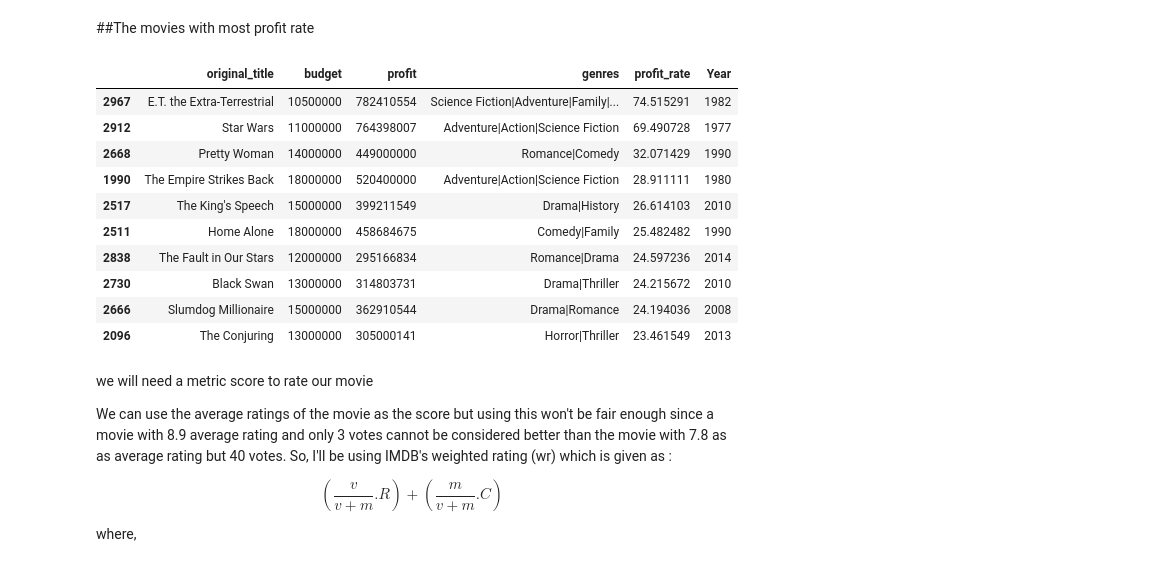
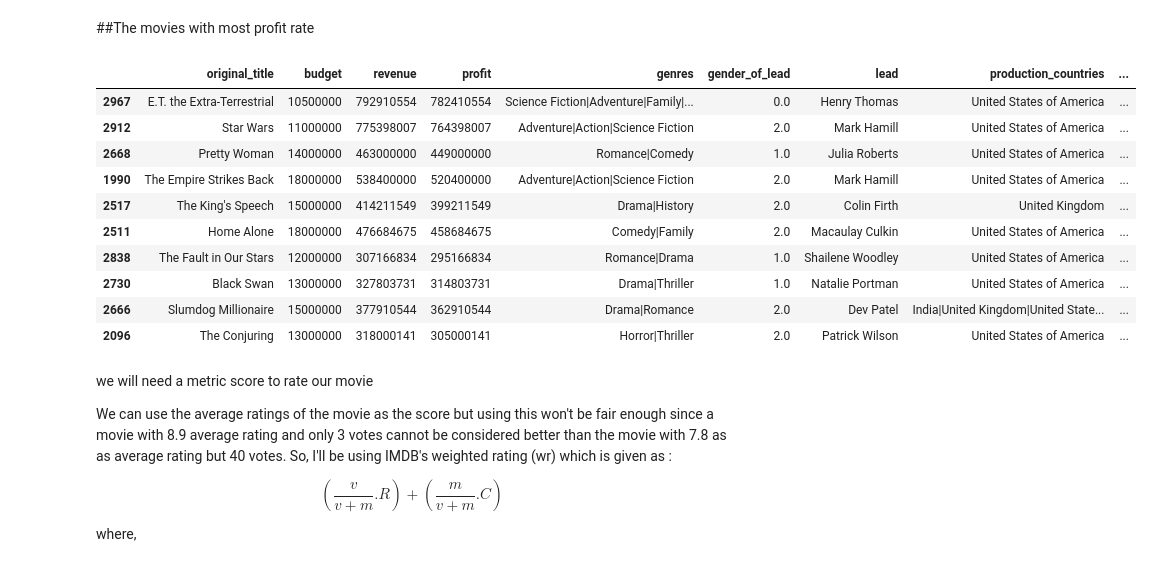
Before and after one commit to HamoyeHQ/g03-movie-analysis, a Jupyter notebook: data/Tmdb_dataset_EDA.ipynb, the cells around one changed output. Cells and saved outputs as stored; diff of their text form; code cells hidden in the pictures.

```diff
--- a/data/Tmdb_dataset_EDA.ipynb
+++ b/data/Tmdb_dataset_EDA.ipynb
@@ -264,5 +264,11 @@ def pipe_flatten_names(keywords):
 df0 = df.copy()
 # %%
 df0['genres'] = df0['genres'].apply(pipe_flatten_names)
+# %%
+df0['production_countries'] = df0['production_countries'].apply(pipe_flatten_names)
+# %%
+df0['production_companies'] = df0['production_companies'].apply(pipe_flatten_names)
+# %%
+df0['Director'] = df0['Director'].apply(pipe_flatten_names)
 # %%
 top_10 = df0[df0['Year'] == 2012]
@@ -300,19 +306,19 @@ top_10.sort_values(by="profit", ascending=False)[['original_title', 'budget', 'r
 ##The movies with most profit rate
 # %%
 sub_data = df0[(df0['budget'] != 0) & (df0['revenue'] != 0) & (df0['budget'] > 10000000)]
-sub_data.sort_values(by='profit_rate', ascending=False)[['original_title', 'budget', 'profit', 'genres', 'profit_rate', 'Year']].head(10)
+sub_data.sort_values(by='profit_rate', ascending=False)[['original_title', 'budget', 'revenue', 'profit', 'genres','gender_of_lead','lead','production_countries','production_companies']].head(10)
 # %% [output]
-|  | original_title | budget | profit | genres | profit_rate | Year |
-| 2967 | E.T. the Extra-Terrestrial | 10500000 | 782410554 | Science Fiction|Adventure|Family|... | 74.515291 | 1982 |
-| 2912 | Star Wars | 11000000 | 764398007 | Adventure|Action|Science Fiction | 69.490728 | 1977 |
-| 2668 | Pretty Woman | 14000000 | 449000000 | Romance|Comedy | 32.071429 | 1990 |
-| 1990 | The Empire Strikes Back | 18000000 | 520400000 | Adventure|Action|Science Fiction | 28.911111 | 1980 |
-| 2517 | The King's Speech | 15000000 | 399211549 | Drama|History | 26.614103 | 2010 |
-| 2511 | Home Alone | 18000000 | 458684675 | Comedy|Family | 25.482482 | 1990 |
-| 2838 | The Fault in Our Stars | 12000000 | 295166834 | Romance|Drama | 24.597236 | 2014 |
-| 2730 | Black Swan | 13000000 | 314803731 | Drama|Thriller | 24.215672 | 2010 |
-| 2666 | Slumdog Millionaire | 15000000 | 362910544 | Drama|Romance | 24.194036 | 2008 |
-| 2096 | The Conjuring | 13000000 | 305000141 | Horror|Thriller | 23.461549 | 2013 |
+|  | original_title | budget | revenue | profit | genres | gender_of_lead | lead | production_countries | ... |
+| 2967 | E.T. the Extra-Terrestrial | 10500000 | 792910554 | 782410554 | Science Fiction|Adventure|Family|... | 0.0 | Henry Thomas | United States of America | ... |
+| 2912 | Star Wars | 11000000 | 775398007 | 764398007 | Adventure|Action|Science Fiction | 2.0 | Mark Hamill | United States of America | ... |
+| 2668 | Pretty Woman | 14000000 | 463000000 | 449000000 | Romance|Comedy | 1.0 | Julia Roberts | United States of America | ... |
+| 1990 | The Empire Strikes Back | 18000000 | 538400000 | 520400000 | Adventure|Action|Science Fiction | 2.0 | Mark Hamill | United States of America | ... |
+| 2517 | The King's Speech | 15000000 | 414211549 | 399211549 | Drama|History | 2.0 | Colin Firth | United Kingdom | ... |
+| 2511 | Home Alone | 18000000 | 476684675 | 458684675 | Comedy|Family | 2.0 | Macaulay Culkin | United States of America | ... |
+| 2838 | The Fault in Our Stars | 12000000 | 307166834 | 295166834 | Romance|Drama | 1.0 | Shailene Woodley | United States of America | ... |
+| 2730 | Black Swan | 13000000 | 327803731 | 314803731 | Drama|Thriller | 1.0 | Natalie Portman | United States of America | ... |
+| 2666 | Slumdog Millionaire | 15000000 | 377910544 | 362910544 | Drama|Romance | 2.0 | Dev Patel | India|United Kingdom|United State... | ... |
+| 2096 | The Conjuring | 13000000 | 318000141 | 305000141 | Horror|Thriller | 2.0 | Patrick Wilson | United States of America | ... |
 # %% [markdown]
 we will need a metric score to rate our movie
 
```
Also changed, not shown: parts of 5 cells of this notebook.
